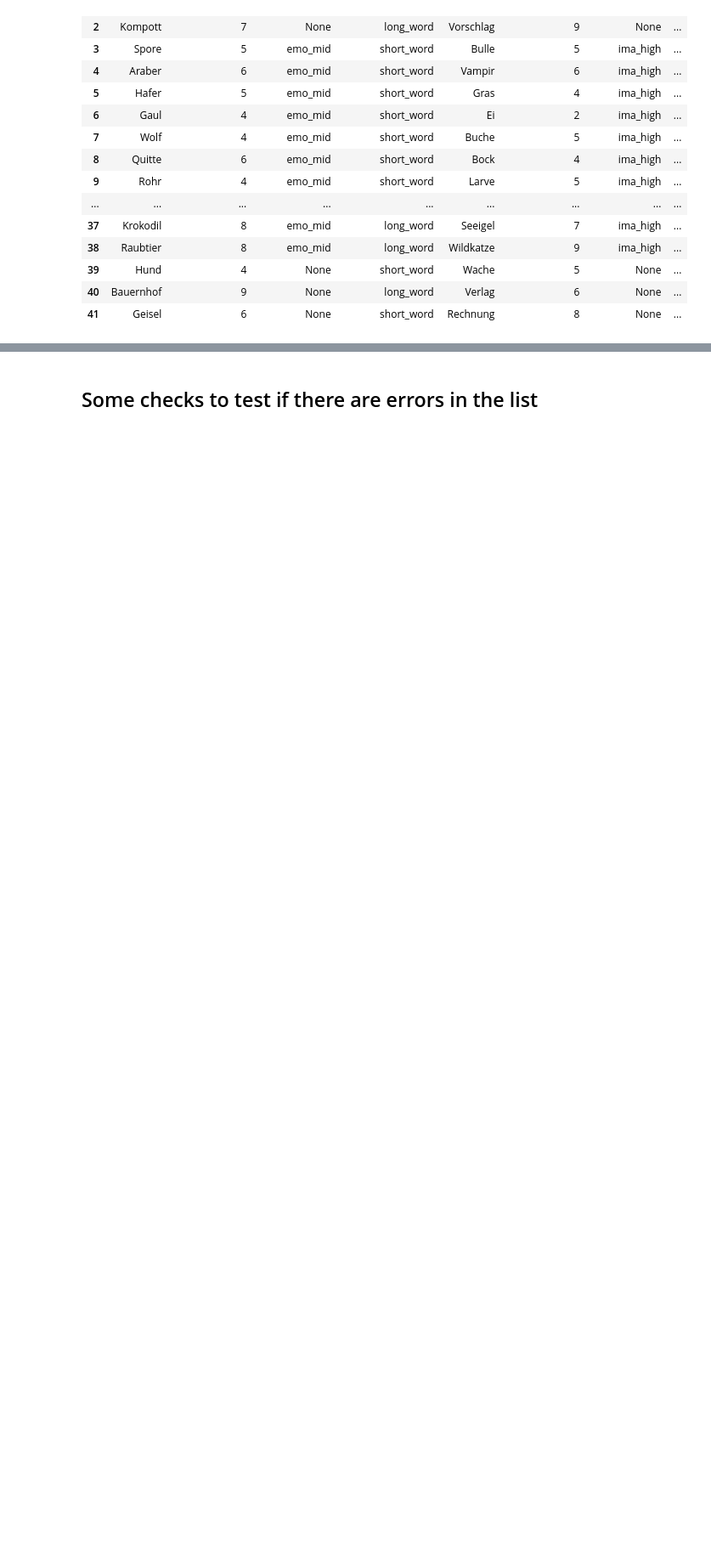
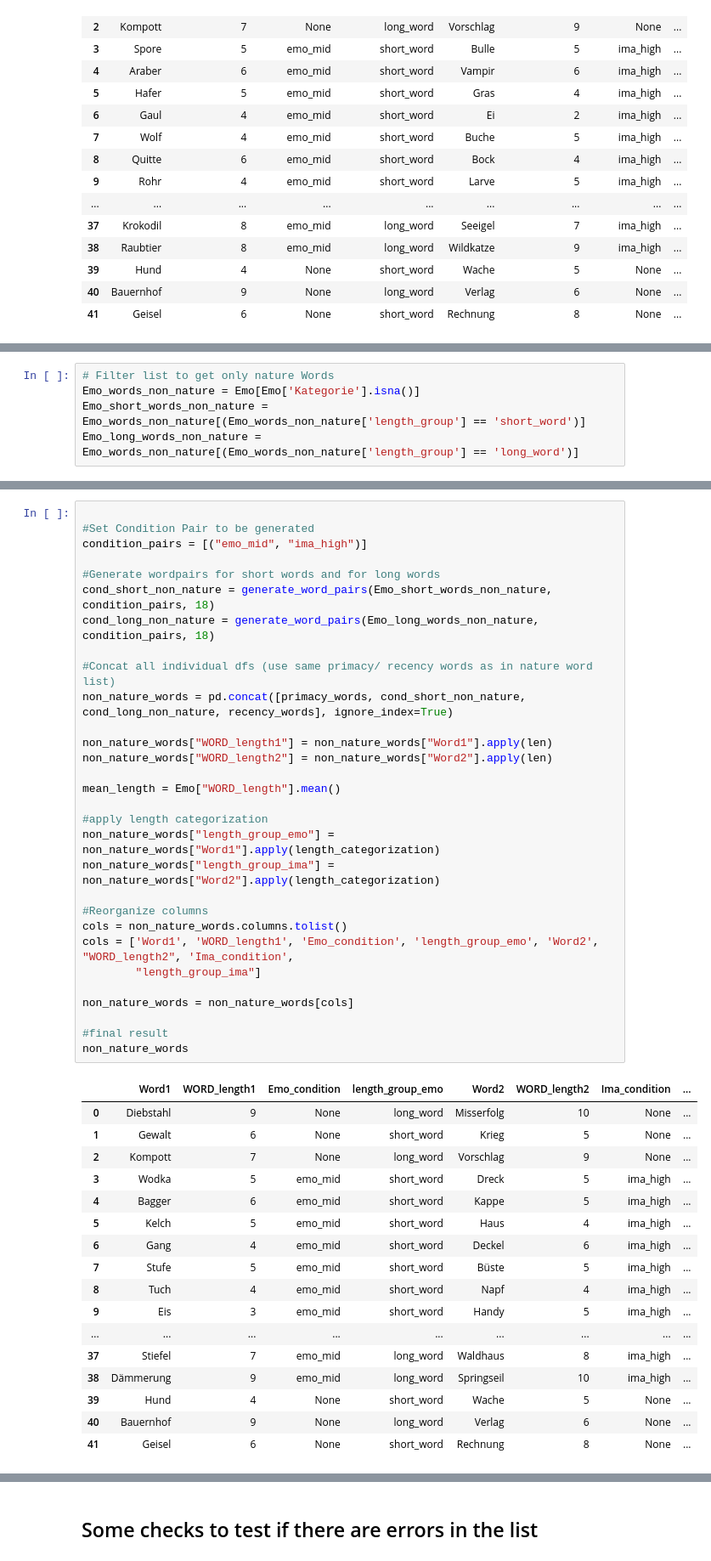
Before and after one commit to AlfredSwitchog/NeuroLab_3.10, a Jupyter notebook: PsychoPy/generate_word_pair_list.ipynb, the cells around one changed output, grey strips where cells are left out. Shown at 85% size. Cells and saved outputs as stored; diff of their text form; blank space fills up the shorter version.

Commit message:
Final word lists, shuffeling function added

```diff
--- a/PsychoPy/generate_word_pair_list.ipynb
+++ b/PsychoPy/generate_word_pair_list.ipynb
@@ -240,0 +259,5 @@ write_to_excel('Emo_words_nature.xlsx',Emo_words_nature)
+# %%
+# Filter list to get only nature Words
+Emo_words_non_nature = Emo[Emo['Kategorie'].isna()]
+Emo_short_words_non_nature = Emo_words_non_nature[(Emo_words_non_nature['length_group'] == 'short_word')]
+Emo_long_words_non_nature = Emo_words_non_nature[(Emo_words_non_nature['length_group'] == 'long_word')]
@@ -240,0 +278,48 @@ write_to_excel('Emo_words_nature.xlsx',Emo_words_nature)
+# %%
+
+#Set Condition Pair to be generated
+condition_pairs = [("emo_mid", "ima_high")]
+
+#Generate wordpairs for short words and for long words
+cond_short_non_nature = generate_word_pairs(Emo_short_words_non_nature, condition_pairs, 18)
+cond_long_non_nature = generate_word_pairs(Emo_long_words_non_nature, condition_pairs, 18)
+
+#Concat all individual dfs (use same primacy/ recency words as in nature word list)
+non_nature_words = pd.concat([primacy_words, cond_short_non_nature, cond_long_non_nature, recency_words], ignore_index=True)
+
+non_nature_words["WORD_length1"] = non_nature_words["Word1"].apply(len)
+non_nature_words["WORD_length2"] = non_nature_words["Word2"].apply(len)
+
+mean_length = Emo["WORD_length"].mean()
+
+#apply length categorization
+non_nature_words["length_group_emo"] = non_nature_words["Word1"].apply(length_categorization)
+non_nature_words["length_group_ima"] = non_nature_words["Word2"].apply(length_categorization)
+
+#Reorganize columns
+cols = non_nature_words.columns.tolist()
+cols = ['Word1', 'WORD_length1', 'Emo_condition', 'length_group_emo', 'Word2', "WORD_length2", 'Ima_condition',
+        "length_group_ima"]
+
+non_nature_words = non_nature_words[cols]
+
+#final result
+non_nature_words
+# %% [output]
+|  | Word1 | WORD_length1 | Emo_condition | length_group_emo | Word2 | WORD_length2 | Ima_condition | ... |
+| 0 | Diebstahl | 9 | None | long_word | Misserfolg | 10 | None | ... |
+| 1 | Gewalt | 6 | None | short_word | Krieg | 5 | None | ... |
+| 2 | Kompott | 7 | None | long_word | Vorschlag | 9 | None | ... |
+| 3 | Wodka | 5 | emo_mid | short_word | Dreck | 5 | ima_high | ... |
+| 4 | Bagger | 6 | emo_mid | short_word | Kappe | 5 | ima_high | ... |
+| 5 | Kelch | 5 | emo_mid | short_word | Haus | 4 | ima_high | ... |
+| 6 | Gang | 4 | emo_mid | short_word | Deckel | 6 | ima_high | ... |
+| 7 | Stufe | 5 | emo_mid | short_word | Büste | 5 | ima_high | ... |
+| 8 | Tuch | 4 | emo_mid | short_word | Napf | 4 | ima_high | ... |
+| 9 | Eis | 3 | emo_mid | short_word | Handy | 5 | ima_high | ... |
+| ... | ... | ... | ... | ... | ... | ... | ... | ... |
+| 37 | Stiefel | 7 | emo_mid | long_word | Waldhaus | 8 | ima_high | ... |
+| 38 | Dämmerung | 9 | emo_mid | long_word | Springseil | 10 | ima_high | ... |
+| 39 | Hund | 4 | None | short_word | Wache | 5 | None | ... |
+| 40 | Bauernhof | 9 | None | long_word | Verlag | 6 | None | ... |
+| 41 | Geisel | 6 | None | short_word | Rechnung | 8 | None | ... |
```
Also changed, not shown: parts of 26 cells of this notebook, 6 other files.
